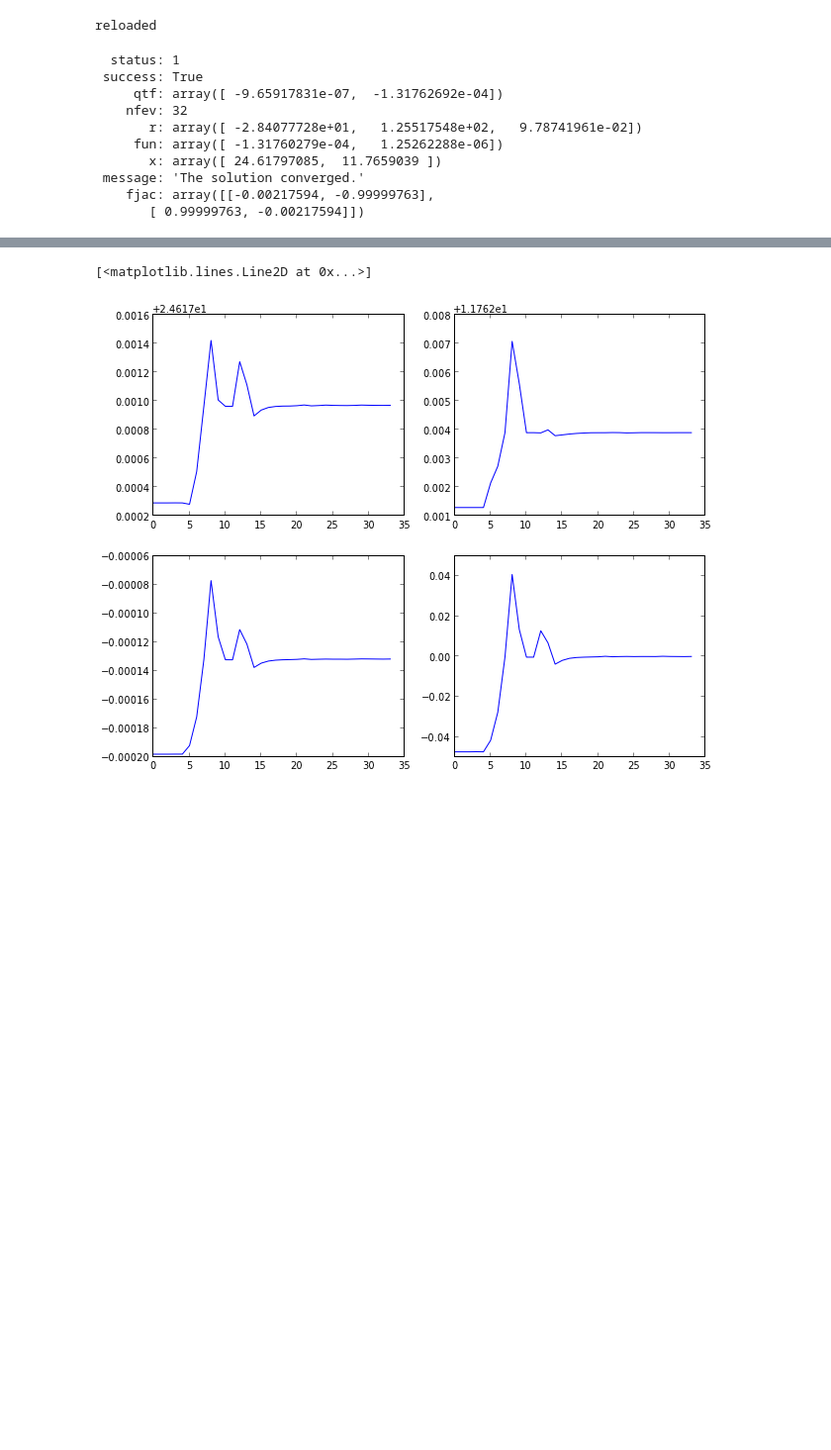
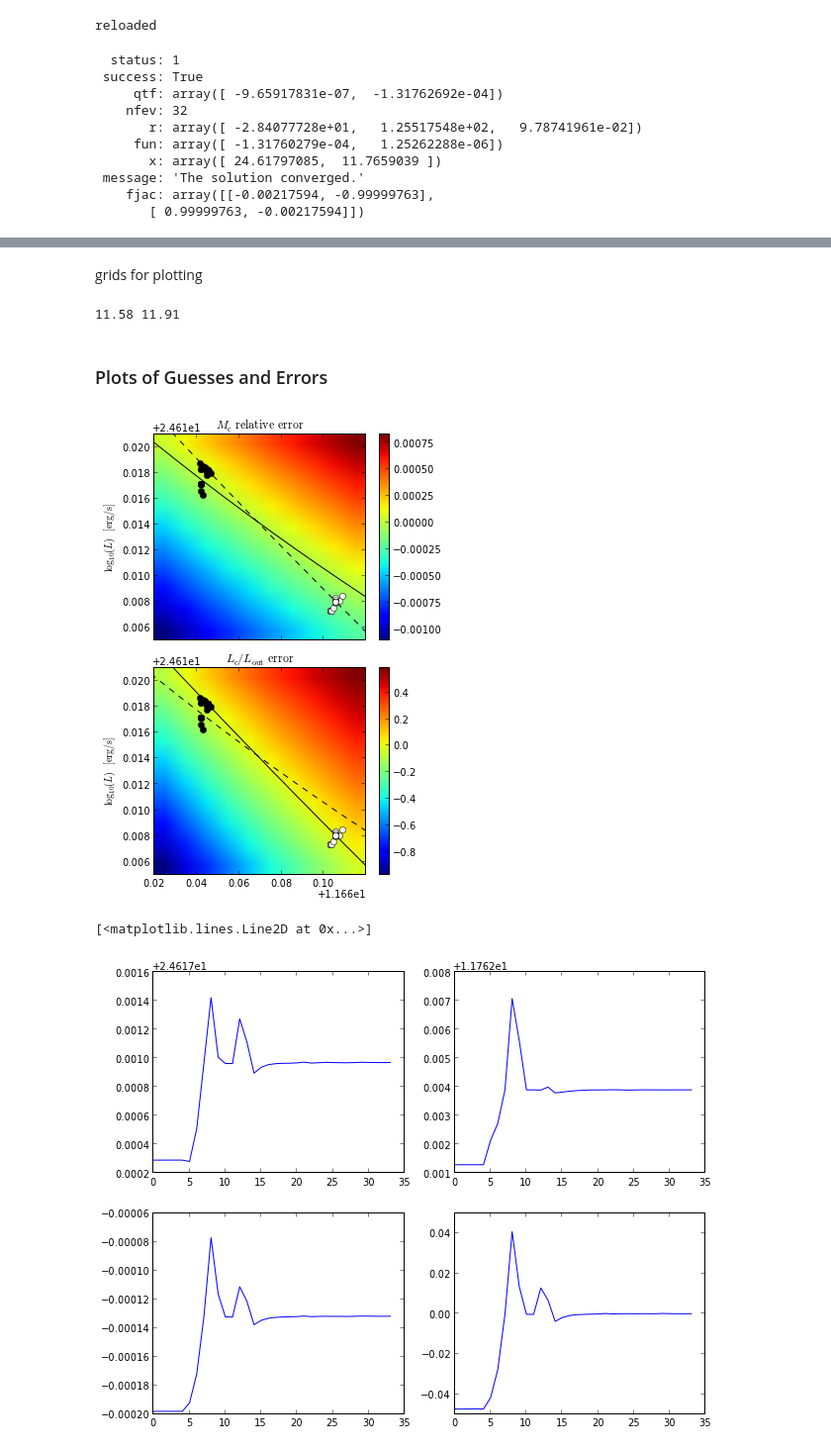
Before and after one commit to apiso/core_accretion, a Jupyter notebook: python/RadSGPoly/ErrorTrack2D.ipynb, the cells around one changed output, grey strips where cells are left out. Shown at 99% size. Drawn from its saved outputs; the diff is of its cells as text; code cells hidden in the pictures; blank space fills up the shorter version.

```diff
--- a/python/RadSGPoly/ErrorTrack2D.ipynb
+++ b/python/RadSGPoly/ErrorTrack2D.ipynb
@@ -34,0 +33,2 @@ guessHist.shape
+# %%
+guessHist1, errHist1 = guessHist, errHist
@@ -34,0 +37,53 @@ guessHist.shape
+# %%
+Myr = s2.Myr
+lLm, dtm, errmap = s2.errormap(Mnew, 24.615, 24.631, 10**11.68, 10**11.78,
+                                   prev, tspace='log', nL=10, ndt=10)
+lDtm = log10(dtm) #transformed b/c rootfinder works in log10(dt)
+# %% [markdown]
+grids for plotting
+# %%
+#ext = (dtm[0]/Myr,dtm[-1]/Myr,lLm[0],lLm[-1])
+DT, LL = np.meshgrid(lDtm, lLm)
+ext = (lDtm[0], lDtm[-1], lLm[0], lLm[-1])
+# %%
+10**guessHist[-1,1] / Myr
+print "{:.2f} {:.2f}".format(log10(0.012*Myr) , log10(0.026*Myr))
+# %% [output]
+11.58 11.91
+# %% [markdown]
+### Plots of Guesses and Errors
+# %%
+f, (ax1, ax2) = plt.subplots(2, figsize = (5,7),sharex = True)
+im1 = ax1.imshow(errmap[:,:,0],origin = 'lower', extent = ext)
+                #,vmin = -errmap[:,:,0].max())
+ax1.set_aspect('auto')
+#ax1.set_xscale('log')
+ax1.contour(DT, LL, errmap[:,:,0], colors = 'k', levels = (0,))
+ax1.contour(DT, LL, errmap[:,:,1], colors = 'k', linestyles = 'dashed',
+            levels = (0,))
+ax1.set_ylabel(r'$\mathrm{log}_{10}(L)\;[\mathrm{erg/s}]$')
+ax1.set_title(r'$M_\mathrm{c} \,\mathrm{relative \, error}$')
+cbar = plt.colorbar(im1, ax = ax1,use_gridspec = True)
+
+im2 = ax2.imshow(errmap[:,:,1], origin = 'lower', extent = ext)
+                 #vmin = -errmap[:,:,1].max()*Lscale)#, vmin=-10)
+ax2.set_aspect('auto')
+#ax2.set_xscale('log')
+ax2.contour(DT, LL, errmap[:,:,0], colors = 'k',linestyles = 'dashed', levels = (0,))
+ax2.contour(DT, LL, errmap[:,:,1], colors = 'k', levels = (0,))
+ax2.set_ylabel(r'$\mathrm{log}_{10}(L)\;[\mathrm{erg/s}]$')
+ax2.set_title(r'$L_\mathrm{c}/L_\mathrm{out}\, \mathrm{error}$')
+plt.colorbar(im2, ax = ax2, use_gridspec = True)
+
+ax1.plot(guessHist[:, 1], guessHist[:, 0], 'o', mfc='white')
+ax2.plot(guessHist[:, 1], guessHist[:, 0], 'o', mfc='white')
+ax1.plot(guessHist1[:, 1], guessHist1[:, 0], 'o', mfc='k')
+ax2.plot(guessHist1[:, 1], guessHist1[:, 0], 'o', mfc='k')
+ax1.set_xlim(ext[0], ext[1])
+ax2.set_xlim(ext[0], ext[1])
+ax1.set_ylim(ext[2], ext[3])
+ax2.set_ylim(ext[2], ext[3])
+plt.draw()
+plt.tight_layout()
+# %% [output]
+[figure, added]
```
Also changed, not shown: parts of 8 cells of this notebook, 1 other file.
